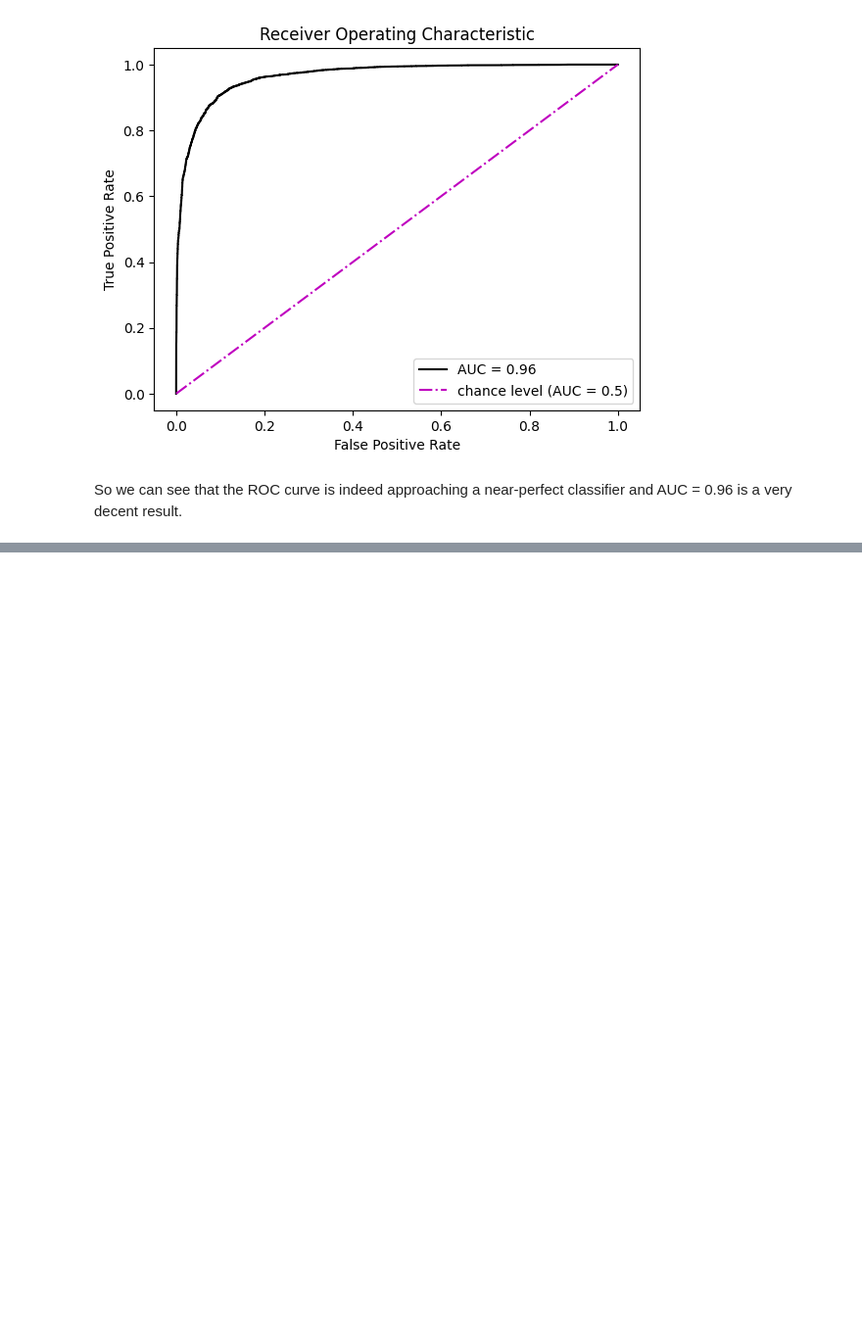
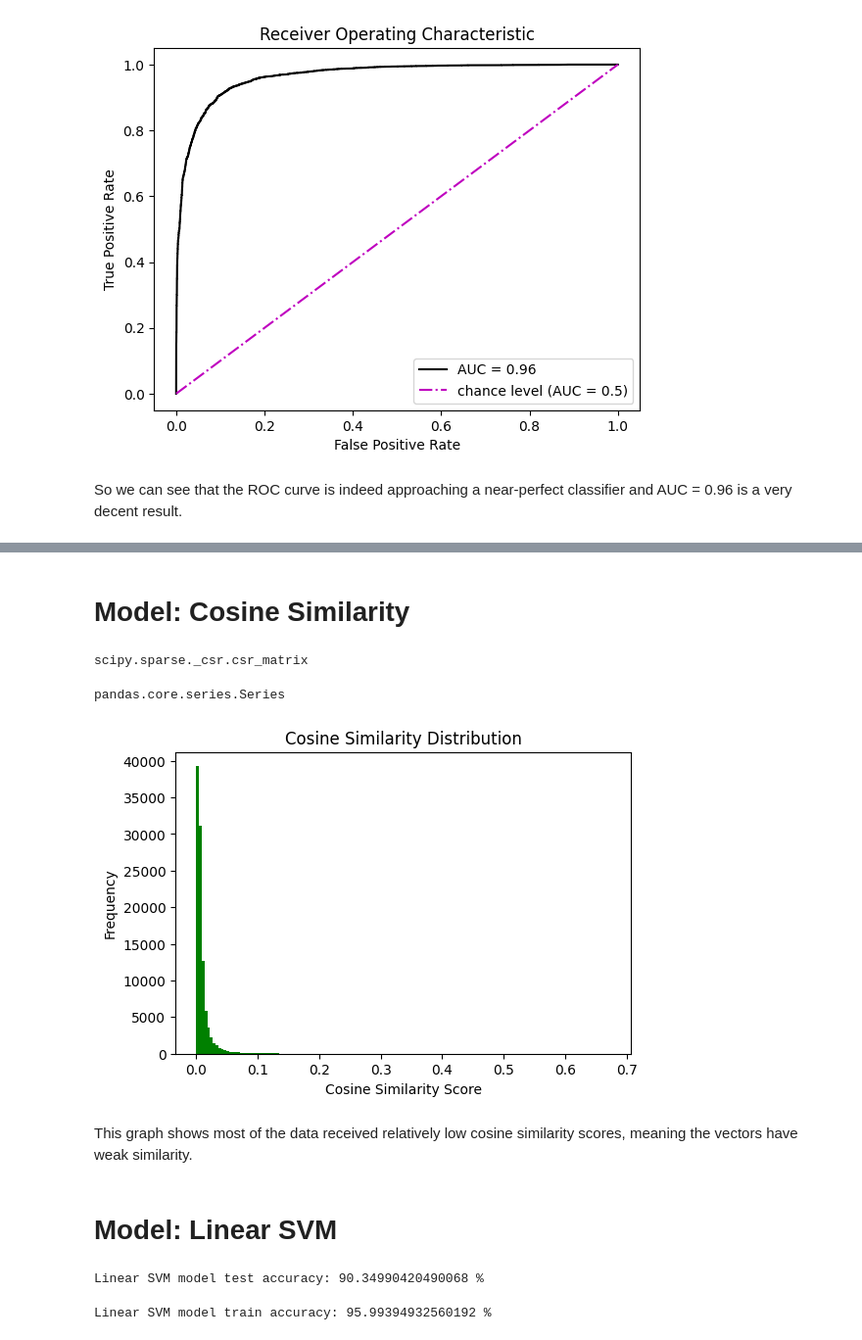
Before and after one commit to silverxlibra/IMDB_Sentiment_Analysis, a Jupyter notebook: IMDB_Sentiment_Analysis_classification.ipynb, the cells around one changed output, grey strips where cells are left out. Shown at 98% size. Cells and saved outputs as stored; diff of their text form; code cells hidden in the pictures; blank space fills up the shorter version.

Commit message:
Added Support Vector Machine, XGBoost, and cosine similarity.

```diff
--- a/IMDB_Sentiment_Analysis_classification.ipynb
+++ b/IMDB_Sentiment_Analysis_classification.ipynb
@@ -386,0 +426,2 @@ So we can see that the ROC curve is indeed approaching a near-perfect classifier
+# %% [markdown]
+# Model: Cosine Similarity
@@ -386,0 +430,39 @@ So we can see that the ROC curve is indeed approaching a near-perfect classifier
+# %%
+type(X_train)
+# %% [output]
+scipy.sparse._csr.csr_matrix
+# %%
+type(y_train)
+# %% [output]
+pandas.core.series.Series
+# %%
+cs = cosine_similarity(X_train.T, y_train.values.reshape(1,-1))
+# %%
+plt.figure(figsize=(6,4))
+
+plt.hist(cs, bins=150, color='green')
+
+plt.title('Cosine Similarity Distribution')
+plt.xlabel('Cosine Similarity Score')
+plt.ylabel('Frequency')
+plt.show()
+# %% [output]
+[figure, added]
+# %% [markdown]
+This graph shows most of the data received relatively low cosine similarity scores, meaning the vectors have weak similarity.
+# %% [markdown]
+# Model: Linear SVM
+# %%
+from sklearn.svm import LinearSVC
+
+linear_svc = LinearSVC(penalty = 'l2',
+                       loss = 'hinge',
+                       max_iter = 10000).fit(X_train, y_train)
+
+print('Linear SVM model test accuracy:', linear_svc.score(X_test, y_test)*100, '%')
+# %% [output]
+Linear SVM model test accuracy: 90.34990420490068 %
+# %%
+print('Linear SVM model train accuracy:', linear_svc.score(X_train, y_train)*100, '%')
+# %% [output]
+Linear SVM model train accuracy: 95.99394932560192 %
```
Also changed, not shown: parts of 39 cells of this notebook.
